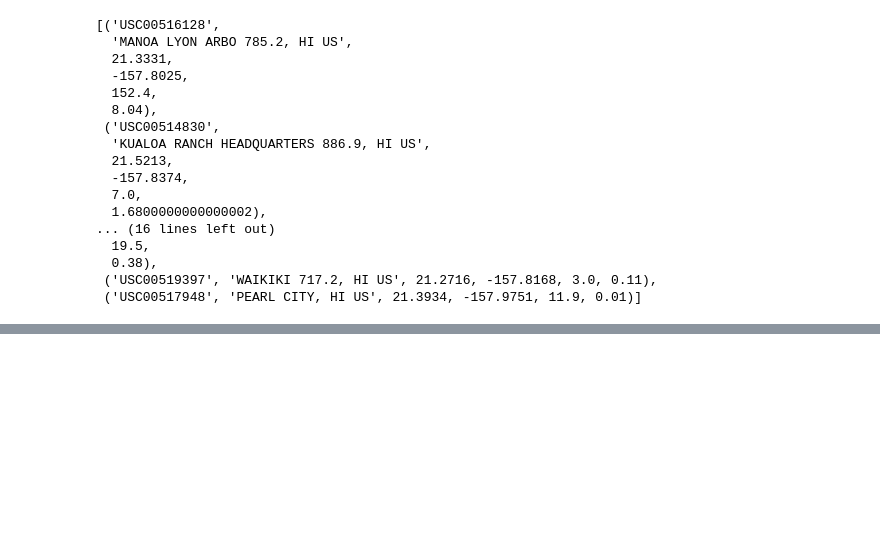
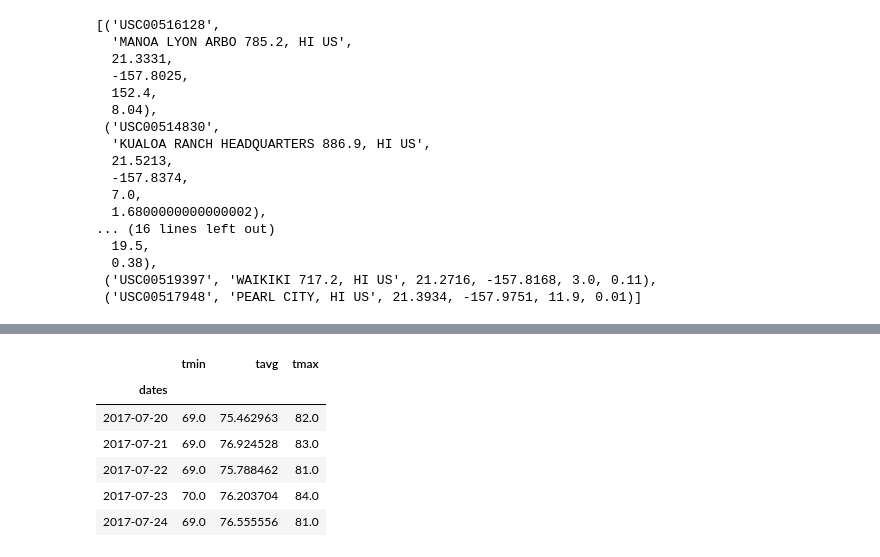
Before and after one commit to pratikchhya/Sqlalchemy-challenge, a Jupyter notebook: climate_starter.ipynb, the cells around one changed output, grey strips where cells are left out. Cells and saved outputs as stored; diff of their text form; code cells hidden in the pictures; blank space fills up the shorter version.

```diff
--- a/climate_starter.ipynb
+++ b/climate_starter.ipynb
@@ -328,3 +310,30 @@ Vacation_analysis
 | 4 | USC00519523 | WAIMANALO EXPERIMENTAL FARM, HI US | 21.33556 | -157.71139 | 19.5 | 0.38 |
 | 5 | USC00519397 | WAIKIKI 717.2, HI US | 21.2716 | -157.8168 | 3.0 | 0.11 |
 | 6 | USC00517948 | PEARL CITY, HI US | 21.3934 | -157.9751 | 11.9 | 0.01 |
+# %%
+# Vacation days- (2017-7-20,2017- 7-30)
+daily_n=[]
+dn=0
+dates=[]
+for day in range (20,30):
+    if day<10:
+
+        dn = daily_normals(f"07-0{day}")
+        daily_n.append(f"2017-07-0{day}")
+    else:
+        dn=daily_normals(f"07-{day}")
+        daily_n.append(list(np.ravel(dn)))
+        dates.append(f"2017-07-{day}")
+
+daily_df=pd.DataFrame(list(daily_n), columns=['tmin','tavg','tmax'])
+daily_df['dates']=dates
+daily_df=daily_df.set_index('dates')
+daily_df.head()
+# %% [output]
+|  | tmin | tavg | tmax |
+| dates |  |  |  |
+| 2017-07-20 | 69.0 | 75.462963 | 82.0 |
+| 2017-07-21 | 69.0 | 76.924528 | 83.0 |
+| 2017-07-22 | 69.0 | 75.788462 | 81.0 |
+| 2017-07-23 | 70.0 | 76.203704 | 84.0 |
+| 2017-07-24 | 69.0 | 76.555556 | 81.0 |
```
Also changed, not shown: parts of 7 cells of this notebook, 19 other files.
